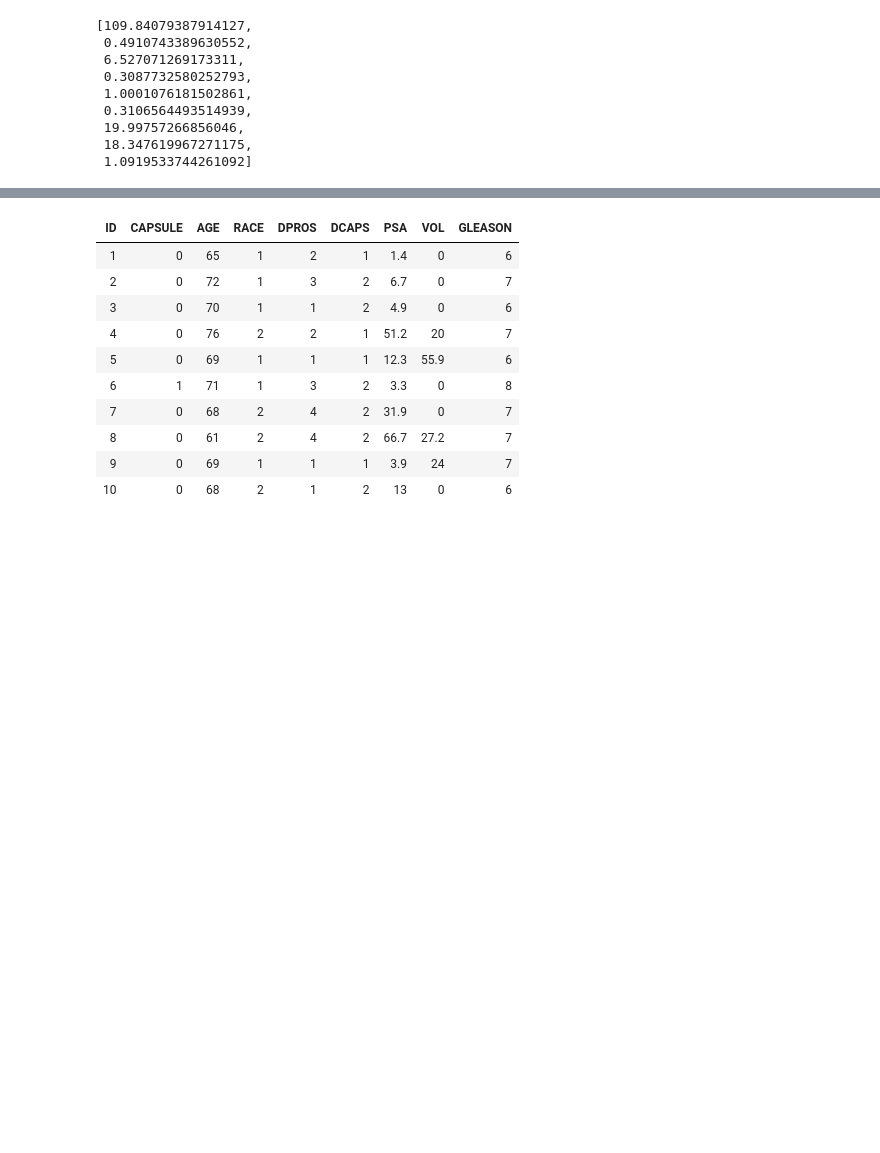
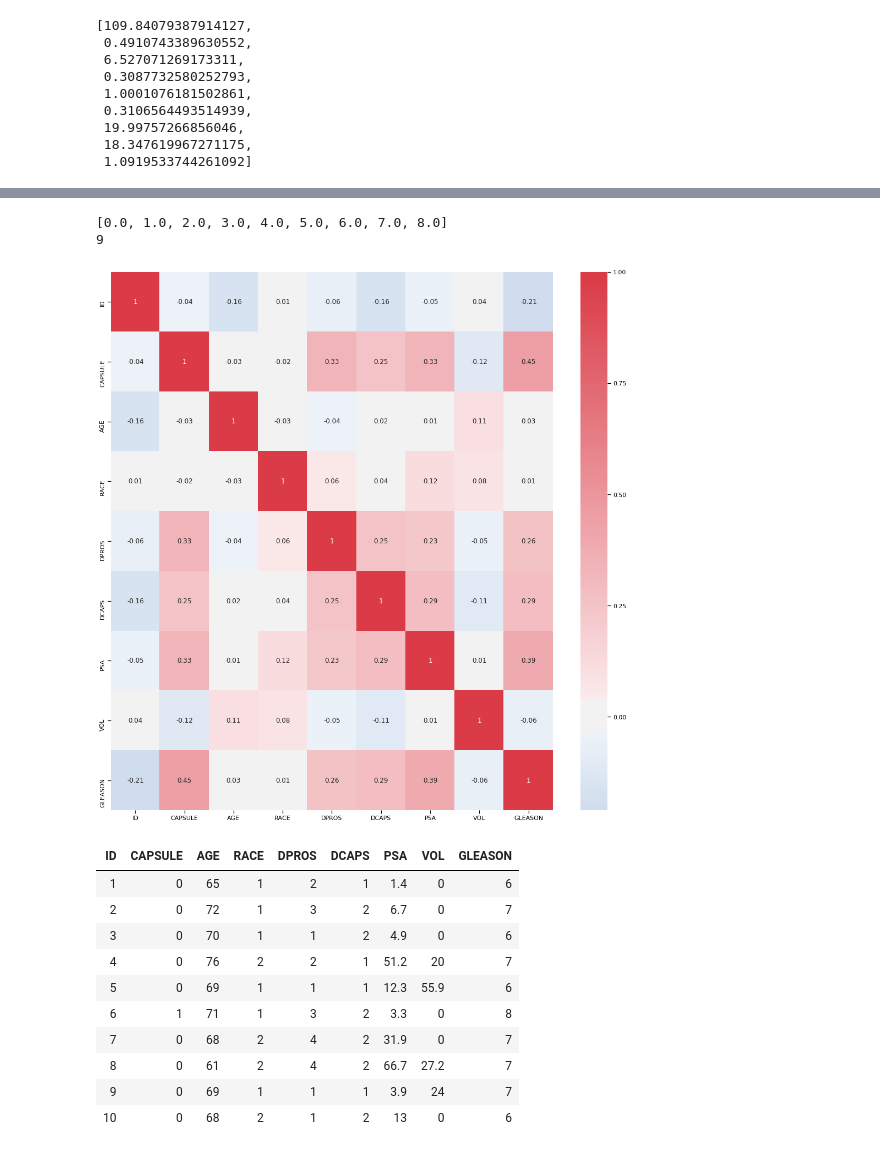
Before and after one commit to davidwhiting/aquarium_h2o3_sw, a Jupyter notebook: contents/develop/working/prostate/prostate_full_modeling_exercise_prerun.ipynb, the cells around one changed output, grey strips where cells are left out. Saved outputs shown, nothing was run; the diff lists cells and outputs as text; code cells hidden in the pictures; blank space fills up the shorter version.

```diff
--- a/contents/develop/working/prostate/prostate_full_modeling_exercise_prerun.ipynb
+++ b/contents/develop/working/prostate/prostate_full_modeling_exercise_prerun.ipynb
@@ -185,3 +232,18 @@ pl.show()
+# %%
+## Getting the list of numeric features from the given dataset:
+print(df.columns_by_type("numeric"))
+print(len(df.col_names))
+
+## Now lets build Corralation matrix heatmap
+cor_matrix = df.as_data_frame().corr().round(2)
+# Plotting heatmap
+fig = plt.figure(figsize=(18,18));
+sns.heatmap(cor_matrix, annot=True, center=0, cmap = sns.diverging_palette(250, 10, as_cmap=True), ax=plt.subplot(111));
+plt.show()
+# %% [output]
+[0.0, 1.0, 2.0, 3.0, 4.0, 5.0, 6.0, 7.0, 8.0]
+9
+[figure, added]
 # %%
 df.type
 # %% [output]
```
Also changed, not shown: parts of 12 cells of this notebook, 1 other file.
